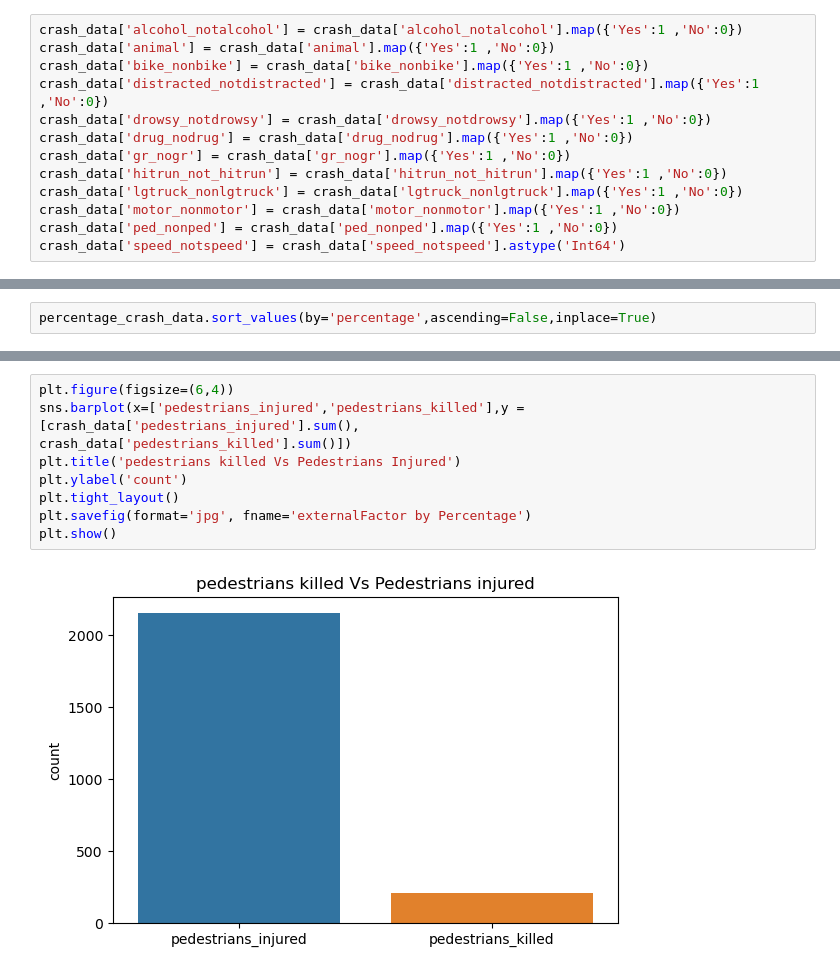
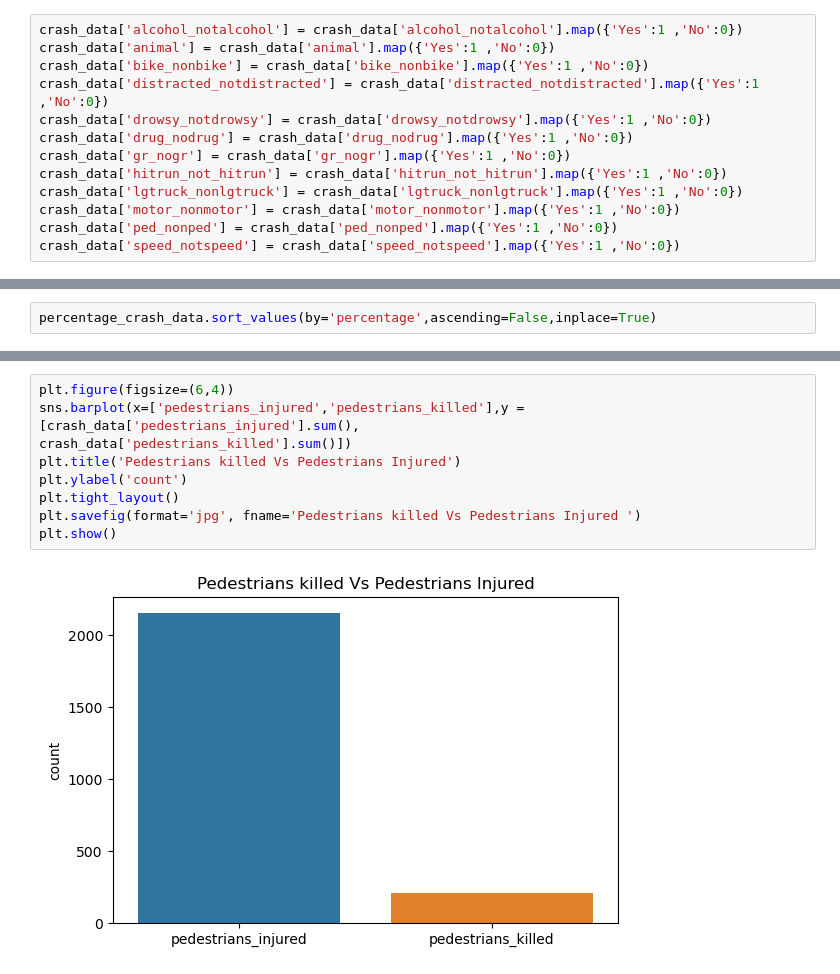
Before and after one commit to Eliab16/VDOT-crash-analysis, a Jupyter notebook: notebooks/VDOT_Analysis.ipynb, the cells around one changed output, grey strips where cells are left out. Drawn from its saved outputs; the diff is of its cells as text.

```diff
--- a/notebooks/VDOT_Analysis.ipynb
+++ b/notebooks/VDOT_Analysis.ipynb
@@ -370,7 +378,7 @@ crash_data['hitrun_not_hitrun'] = crash_data['hitrun_not_hitrun'].map({'Yes':1 ,
 crash_data['lgtruck_nonlgtruck'] = crash_data['lgtruck_nonlgtruck'].map({'Yes':1 ,'No':0})
 crash_data['motor_nonmotor'] = crash_data['motor_nonmotor'].map({'Yes':1 ,'No':0})
 crash_data['ped_nonped'] = crash_data['ped_nonped'].map({'Yes':1 ,'No':0})
-crash_data['speed_notspeed'] = crash_data['speed_notspeed'].astype('Int64')
+crash_data['speed_notspeed'] = crash_data['speed_notspeed'].map({'Yes':1 ,'No':0})
 # %%
 crash_data['alcohol_notalcohol'].describe()
 # %% [output]
@@ -450,14 +458,14 @@ plt.savefig(format='jpg', fname='Factor by Percentage')
 plt.show()
 # %% [output]
 [figure]
-# %%
-plt.figure(figsize=(6,4))
-sns.barplot(x=['pedestrians_injured','pedestrians_killed'],y =[crash_data['pedestrians_injured'].sum(),
-crash_data['pedestrians_killed'].sum()])
-plt.title('pedestrians killed Vs Pedestrians Injured')
-plt.ylabel('count')
-plt.tight_layout()
-plt.savefig(format='jpg', fname='externalFactor by Percentage')
-plt.show()
-# %% [output]
-[figure, removed]
+# %%
+plt.figure(figsize=(6,4))
+sns.barplot(x=['pedestrians_injured','pedestrians_killed'],y =[crash_data['pedestrians_injured'].sum(),
+crash_data['pedestrians_killed'].sum()])
+plt.title('Pedestrians killed Vs Pedestrians Injured')
+plt.ylabel('count')
+plt.tight_layout()
+plt.savefig(format='jpg', fname='Pedestrians killed Vs Pedestrians Injured ')
+plt.show()
+# %% [output]
+[figure, added]
```
Also changed, not shown: parts of 17 cells of this notebook.
